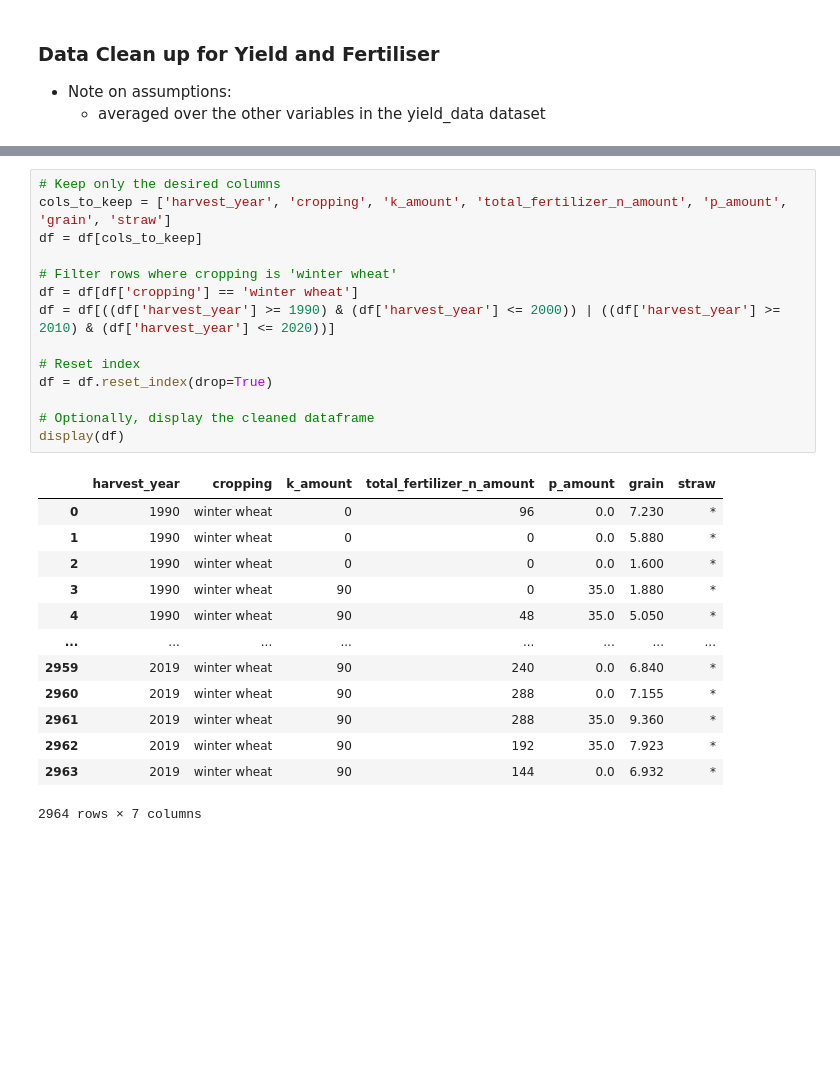
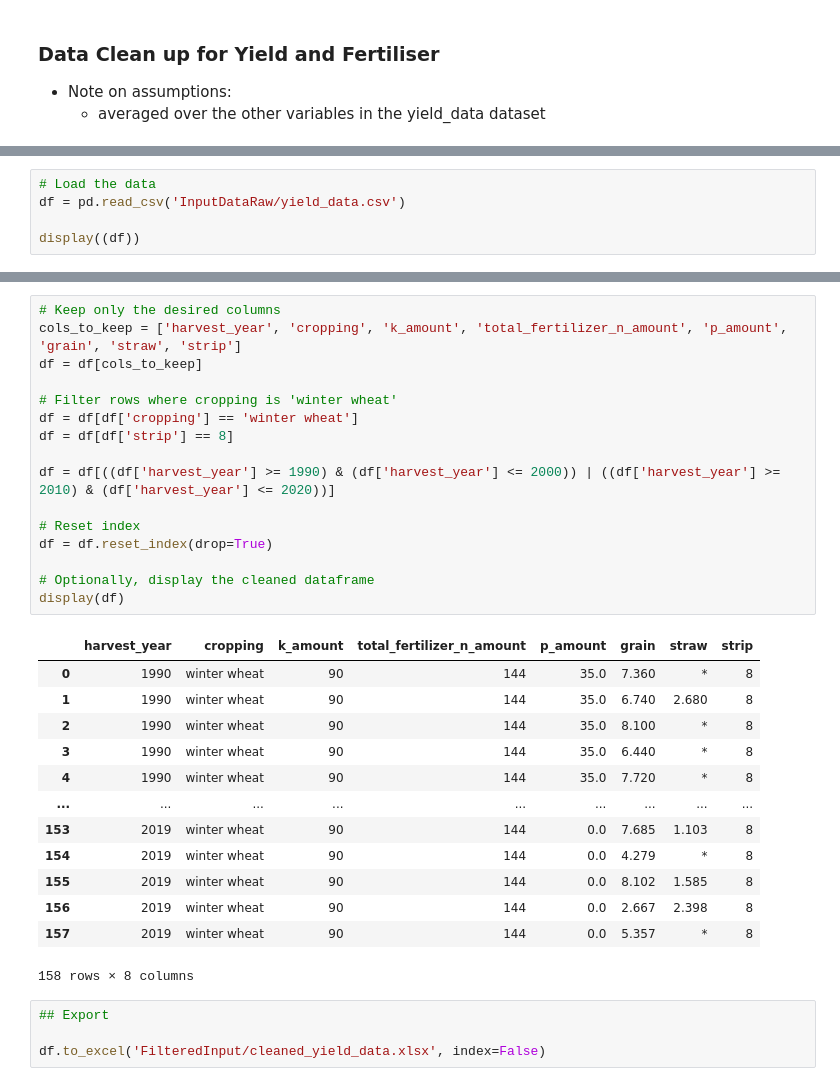
Before and after one commit to swimmingkirby/TeamOthers, a Jupyter notebook: cleanYieldData.ipynb, the cells around one changed output, grey strips where cells are left out. Saved outputs shown, nothing was run; the diff lists cells and outputs as text; blank space fills up the shorter version.

```diff
--- a/cleanYieldData.ipynb
+++ b/cleanYieldData.ipynb
@@ -26,0 +12,5 @@ display((df))
+# %%
+# Load the data
+df = pd.read_csv('InputDataRaw/yield_data.csv')
+
+display((df))
@@ -27,28 +31,34 @@ display((df))
 # %%
 # Keep only the desired columns
-cols_to_keep = ['harvest_year', 'cropping', 'k_amount', 'total_fertilizer_n_amount', 'p_amount', 'grain', 'straw']
+cols_to_keep = ['harvest_year', 'cropping', 'k_amount', 'total_fertilizer_n_amount', 'p_amount', 'grain', 'straw', 'strip']
 df = df[cols_to_keep]
 
 # Filter rows where cropping is 'winter wheat'
 df = df[df['cropping'] == 'winter wheat']
+df = df[df['strip'] == 8]
+
 df = df[((df['harvest_year'] >= 1990) & (df['harvest_year'] <= 2000)) | ((df['harvest_year'] >= 2010) & (df['harvest_year'] <= 2020))]
 
 # Reset index
 df = df.reset_index(drop=True)
 
 # Optionally, display the cleaned dataframe
 display(df)
 # %% [output]
-|  | harvest_year | cropping | k_amount | total_fertilizer_n_amount | p_amount | grain | straw |
-| 0 | 1990 | winter wheat | 0 | 96 | 0.0 | 7.230 | * |
-| 1 | 1990 | winter wheat | 0 | 0 | 0.0 | 5.880 | * |
-| 2 | 1990 | winter wheat | 0 | 0 | 0.0 | 1.600 | * |
-| 3 | 1990 | winter wheat | 90 | 0 | 35.0 | 1.880 | * |
-| 4 | 1990 | winter wheat | 90 | 48 | 35.0 | 5.050 | * |
-| ... | ... | ... | ... | ... | ... | ... | ... |
-| 2959 | 2019 | winter wheat | 90 | 240 | 0.0 | 6.840 | * |
-| 2960 | 2019 | winter wheat | 90 | 288 | 0.0 | 7.155 | * |
-| 2961 | 2019 | winter wheat | 90 | 288 | 35.0 | 9.360 | * |
-| 2962 | 2019 | winter wheat | 90 | 192 | 35.0 | 7.923 | * |
-| 2963 | 2019 | winter wheat | 90 | 144 | 0.0 | 6.932 | * |
+|  | harvest_year | cropping | k_amount | total_fertilizer_n_amount | p_amount | grain | straw | strip |
+| 0 | 1990 | winter wheat | 90 | 144 | 35.0 | 7.360 | * | 8 |
+| 1 | 1990 | winter wheat | 90 | 144 | 35.0 | 6.740 | 2.680 | 8 |
+| 2 | 1990 | winter wheat | 90 | 144 | 35.0 | 8.100 | * | 8 |
+| 3 | 1990 | winter wheat | 90 | 144 | 35.0 | 6.440 | * | 8 |
+| 4 | 1990 | winter wheat | 90 | 144 | 35.0 | 7.720 | * | 8 |
+| ... | ... | ... | ... | ... | ... | ... | ... | ... |
+| 153 | 2019 | winter wheat | 90 | 144 | 0.0 | 7.685 | 1.103 | 8 |
+| 154 | 2019 | winter wheat | 90 | 144 | 0.0 | 4.279 | * | 8 |
+| 155 | 2019 | winter wheat | 90 | 144 | 0.0 | 8.102 | 1.585 | 8 |
+| 156 | 2019 | winter wheat | 90 | 144 | 0.0 | 2.667 | 2.398 | 8 |
+| 157 | 2019 | winter wheat | 90 | 144 | 0.0 | 5.357 | * | 8 |
-2964 rows × 7 columns
+158 rows × 8 columns
+# %%
+## Export
+
+df.to_excel('FilteredInput/cleaned_yield_data.xlsx', index=False)
```
Also changed, not shown: parts of 5 cells of this notebook, 6 other files.
